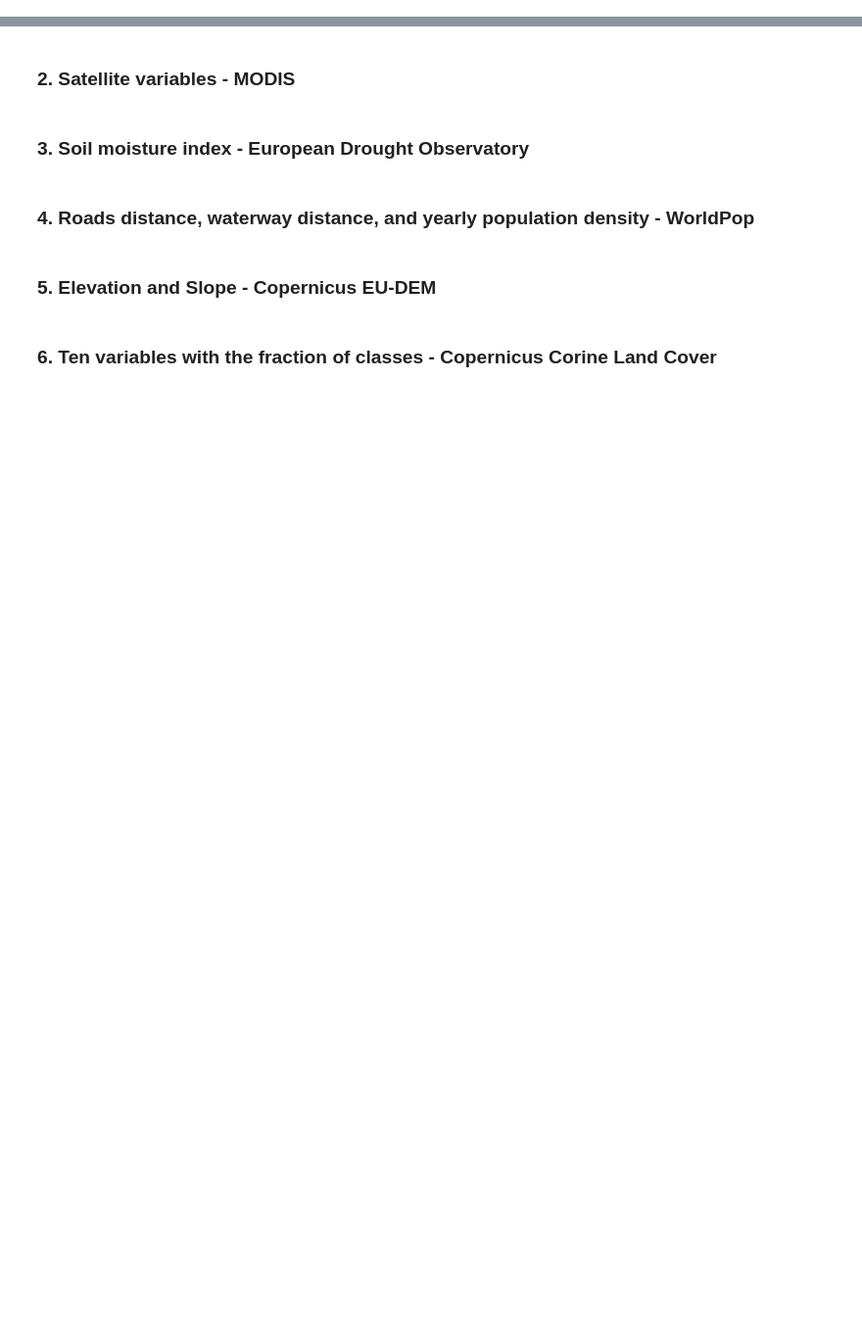
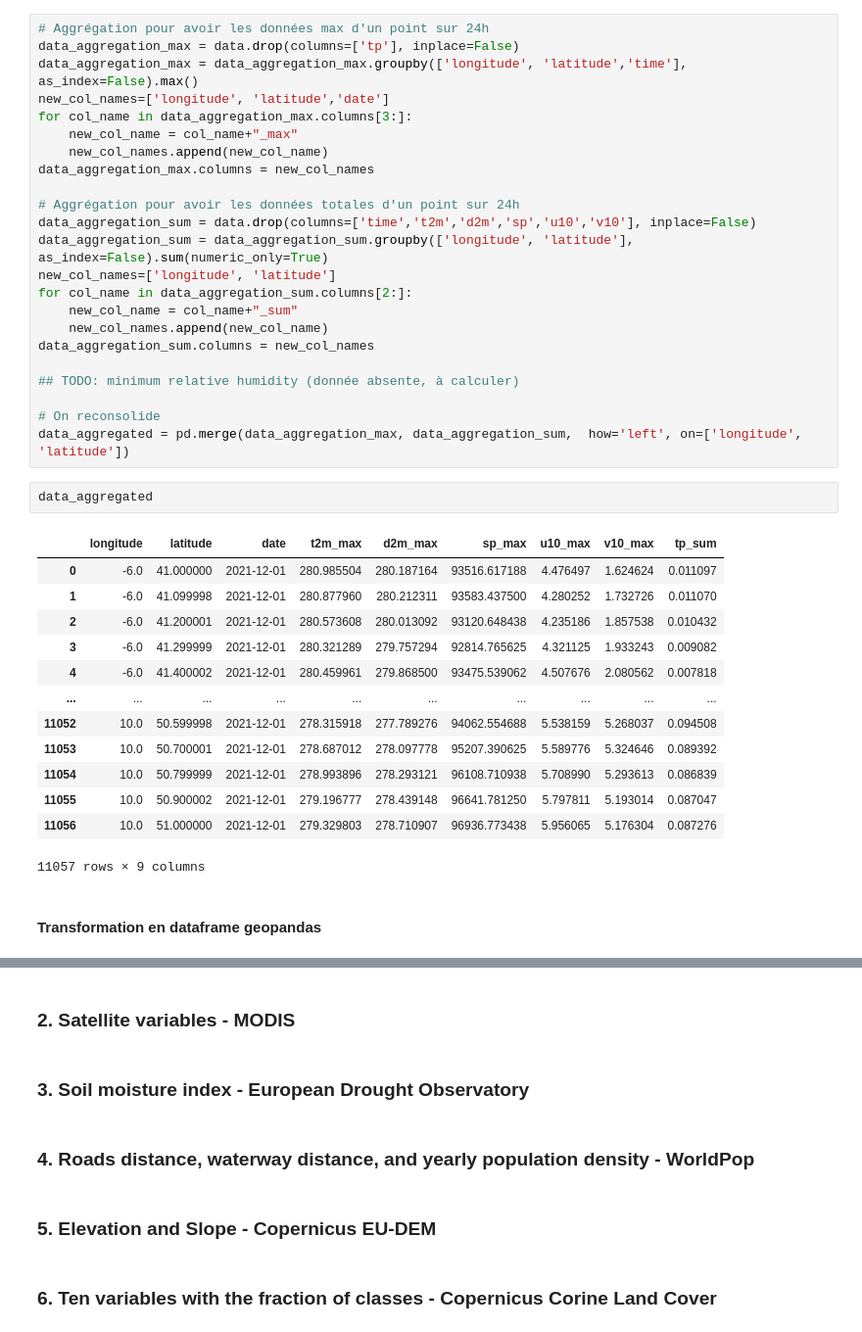
Before and after one commit to pyronear/pyro-risks, a Jupyter notebook: pyro_risks/notebooks/requetes_apis.ipynb, the cells around one changed output, grey strips where cells are left out. Shown: that part at 98% size. Drawn from its saved outputs; the diff is of its cells as text; blank space fills up the shorter version.

```diff
--- a/pyro_risks/notebooks/requetes_apis.ipynb
+++ b/pyro_risks/notebooks/requetes_apis.ipynb
@@ -95,0 +215,41 @@ NameError: name 'cfg' is not defined
+# %%
+# Aggrégation pour avoir les données max d'un point sur 24h
+data_aggregation_max = data.drop(columns=['tp'], inplace=False)
+data_aggregation_max = data_aggregation_max.groupby(['longitude', 'latitude','time'], as_index=False).max()
+new_col_names=['longitude', 'latitude','date']
+for col_name in data_aggregation_max.columns[3:]:
+    new_col_name = col_name+"_max"
+    new_col_names.append(new_col_name)
+data_aggregation_max.columns = new_col_names
+
+# Aggrégation pour avoir les données totales d'un point sur 24h
+data_aggregation_sum = data.drop(columns=['time','t2m','d2m','sp','u10','v10'], inplace=False)
+data_aggregation_sum = data_aggregation_sum.groupby(['longitude', 'latitude'], as_index=False).sum(numeric_only=True)
+new_col_names=['longitude', 'latitude']
+for col_name in data_aggregation_sum.columns[2:]:
+    new_col_name = col_name+"_sum"
+    new_col_names.append(new_col_name)
+data_aggregation_sum.columns = new_col_names
+
+## TODO: minimum relative humidity (donnée absente, à calculer)
+
+# On reconsolide
+data_aggregated = pd.merge(data_aggregation_max, data_aggregation_sum,  how='left', on=['longitude', 'latitude'])
+# %%
+data_aggregated
+# %% [output]
+|  | longitude | latitude | date | t2m_max | d2m_max | sp_max | u10_max | v10_max | tp_sum |
+| 0 | -6.0 | 41.000000 | 2021-12-01 | 280.985504 | 280.187164 | 93516.617188 | 4.476497 | 1.624624 | 0.011097 |
+| 1 | -6.0 | 41.099998 | 2021-12-01 | 280.877960 | 280.212311 | 93583.437500 | 4.280252 | 1.732726 | 0.011070 |
+| 2 | -6.0 | 41.200001 | 2021-12-01 | 280.573608 | 280.013092 | 93120.648438 | 4.235186 | 1.857538 | 0.010432 |
+| 3 | -6.0 | 41.299999 | 2021-12-01 | 280.321289 | 279.757294 | 92814.765625 | 4.321125 | 1.933243 | 0.009082 |
+| 4 | -6.0 | 41.400002 | 2021-12-01 | 280.459961 | 279.868500 | 93475.539062 | 4.507676 | 2.080562 | 0.007818 |
+| ... | ... | ... | ... | ... | ... | ... | ... | ... | ... |
+| 11052 | 10.0 | 50.599998 | 2021-12-01 | 278.315918 | 277.789276 | 94062.554688 | 5.538159 | 5.268037 | 0.094508 |
+| 11053 | 10.0 | 50.700001 | 2021-12-01 | 278.687012 | 278.097778 | 95207.390625 | 5.589776 | 5.324646 | 0.089392 |
+| 11054 | 10.0 | 50.799999 | 2021-12-01 | 278.993896 | 278.293121 | 96108.710938 | 5.708990 | 5.293613 | 0.086839 |
+| 11055 | 10.0 | 50.900002 | 2021-12-01 | 279.196777 | 278.439148 | 96641.781250 | 5.797811 | 5.193014 | 0.087047 |
+| 11056 | 10.0 | 51.000000 | 2021-12-01 | 279.329803 | 278.710907 | 96936.773438 | 5.956065 | 5.176304 | 0.087276 |
+11057 rows × 9 columns
+# %% [markdown]
+#### Transformation en dataframe geopandas
```
Also changed, not shown: parts of 18 cells of this notebook.
